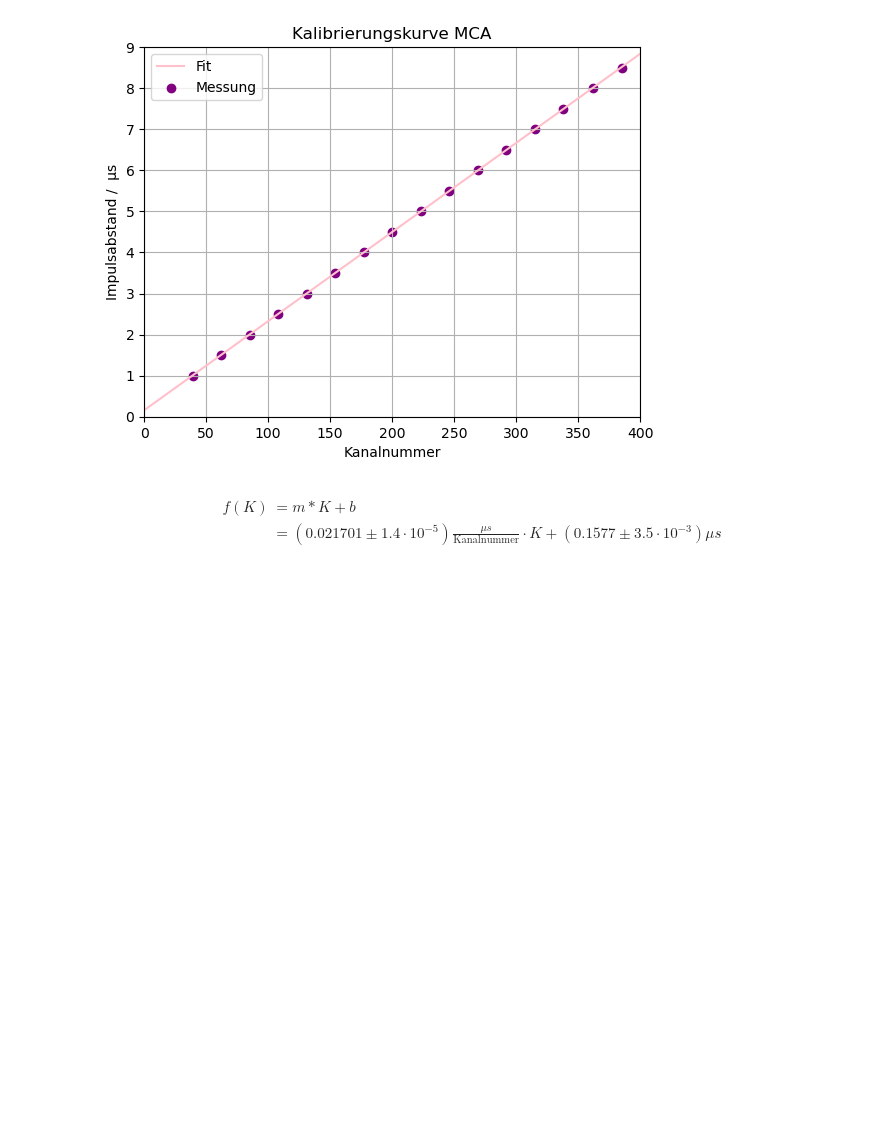
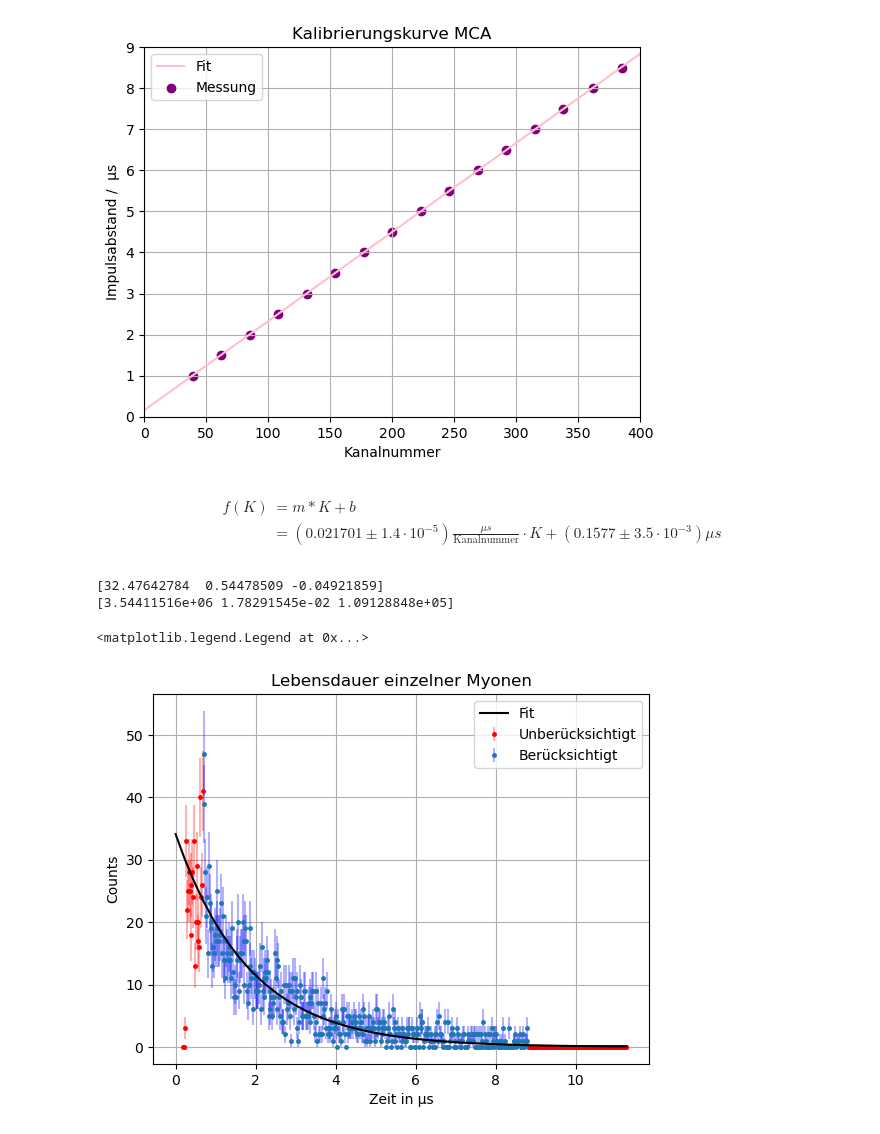
Before and after one commit to CelinaWieberg01/FP, a Jupyter notebook: M_v01/delay_kalibrierung.ipynb, the cells around one changed output. Saved outputs shown, nothing was run; the diff lists cells and outputs as text; code cells hidden in the pictures; blank space fills up the shorter version.

```diff
--- a/M_v01/delay_kalibrierung.ipynb
+++ b/M_v01/delay_kalibrierung.ipynb
@@ -64,7 +64,8 @@ def linfit(x, m, b):
     return m*x+b
 
 p_cal, cov_cal = curve_fit(linfit, kanalnummer, impulsabstand)
-
+m = p_cal[0]
+b = p_cal[1]
 print(p_cal)
 print(np.sqrt(np.diag(cov_cal)))
 
@@ -93,3 +94,61 @@ f(K) &= m * K + b \\
 &= (0.021701 \pm 1.4 \cdot 10^{-5}) \frac{\mu s}{\text{Kanalnummer}} \cdot K + (0.1577 \pm 3.5 \cdot 10^{-3}) \mu s
 \end{align}
 $$
+# %%
+counts = np.genfromtxt("Daten.Spe", unpack=True)
+channels = np.arange(1, len(counts)+1, 1)
+zeiten = linfit(channels, *p_cal)
+
+def zerfall(x, a, b, c):
+    return a*np.exp(-b*x-c)
+
+params_e, cov_e = curve_fit(zerfall, zeiten[24:], counts[24:], p0=(40, 0.5, 0))
+print(params_e)
+print(np.sqrt(np.diag(cov_e)))
+
+xx = np.linspace(0, max(zeiten))
+yy = zerfall(xx, *params_e)
+plt.plot(xx, yy, color="black", label="Fit", zorder=10)
+
+plt.errorbar(
+    zeiten[:24],
+    counts[:24],
+    yerr=np.sqrt(counts[:24]),
+    fmt=".",
+    markersize=5,
+    color="red",
+    ecolor=(1, 0, 0, 0.3),  # transparent red error bars
+    label="Unberücksichtigt"
+)
+
+plt.errorbar(
+    zeiten[24:400],
+    counts[24:400],
+    yerr=np.sqrt(counts[24:400]),
+    fmt=".",
+    markersize=5,
+    ecolor=(0, 0, 1, 0.3),  # transparent black error bars
+    label="Berücksichtigt"
+)
+
+plt.errorbar(
+    zeiten[400:],
+    counts[400:],
+    yerr=np.sqrt(counts[400:]),
+    fmt=".",
+    markersize=5,
+    color="red",
+    ecolor=(1, 0, 0, 0.3)
+)
+
+
+plt.xlabel("Zeit in µs")
+plt.ylabel("Counts")
+plt.grid("on")
+plt.title("Lebensdauer einzelner Myonen")
+plt.legend()
+# %% [output]
+[32.47642784  0.54478509 -0.04921859]
+[3.54411516e+06 1.78291545e-02 1.09128848e+05]
+<matplotlib.legend.Legend at 0x...>
+[figure, added]
```
Also changed, not shown: parts of 2 cells of this notebook.
